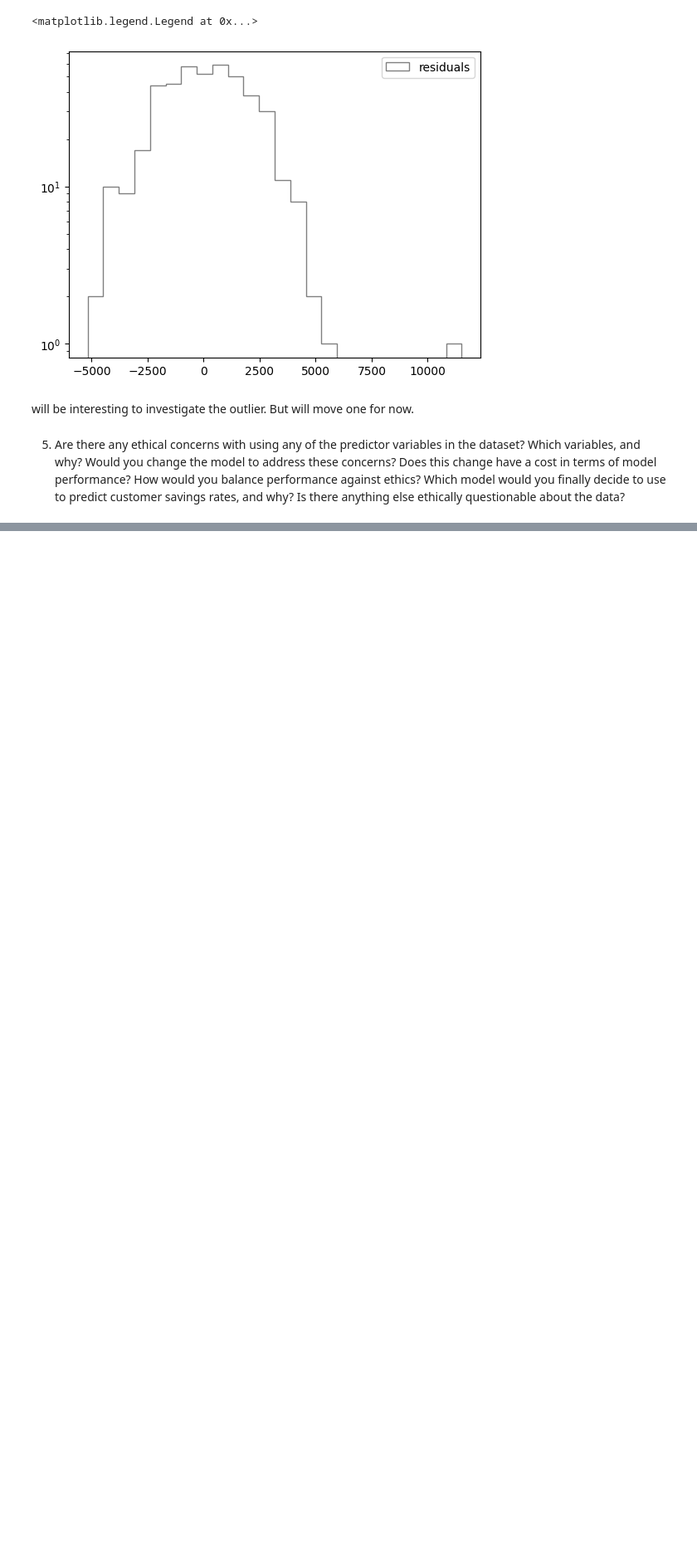
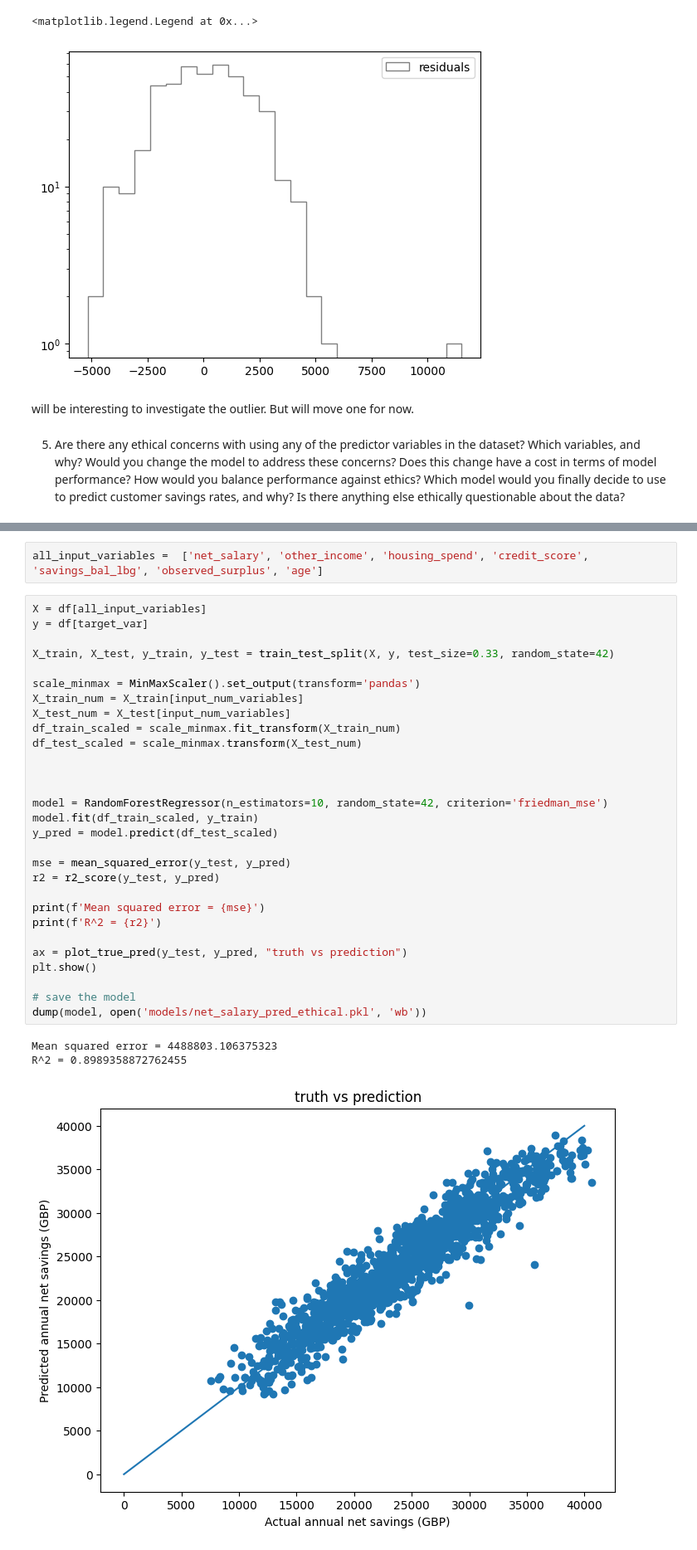
Before and after one commit to hasibahmed/exercise, a Jupyter notebook: technical_exercise/4.5.pred_ethical.ipynb, the cells around one changed output, grey strips where cells are left out. Shown at 83% size. Cells and saved outputs as stored; diff of their text form; blank space fills up the shorter version.

```diff
--- a/technical_exercise/4.5.pred_ethical.ipynb
+++ b/technical_exercise/4.5.pred_ethical.ipynb
@@ -322,0 +327,35 @@ will be interesting to investigate the outlier. But will move one for now.
+# %%
+all_input_variables =  ['net_salary', 'other_income', 'housing_spend', 'credit_score', 'savings_bal_lbg', 'observed_surplus', 'age']
+# %%
+X = df[all_input_variables]
+y = df[target_var]
+
+X_train, X_test, y_train, y_test = train_test_split(X, y, test_size=0.33, random_state=42)
+
+scale_minmax = MinMaxScaler().set_output(transform='pandas')
+X_train_num = X_train[input_num_variables]
+X_test_num = X_test[input_num_variables]
+df_train_scaled = scale_minmax.fit_transform(X_train_num)
+df_test_scaled = scale_minmax.transform(X_test_num)
+
+
+
+model = RandomForestRegressor(n_estimators=10, random_state=42, criterion='friedman_mse')
+model.fit(df_train_scaled, y_train)
+y_pred = model.predict(df_test_scaled)
+
+mse = mean_squared_error(y_test, y_pred)
+r2 = r2_score(y_test, y_pred)
+
+print(f'Mean squared error = {mse}')
+print(f'R^2 = {r2}')
+
+ax = plot_true_pred(y_test, y_pred, "truth vs prediction")
+plt.show()
+
+# save the model
+dump(model, open('models/net_salary_pred_ethical.pkl', 'wb'))
+# %% [output]
+Mean squared error = 4488803.106375323
+R^2 = 0.8989358872762455
+[figure, added]
```
Also changed, not shown: parts of 3 cells of this notebook, 3 other files.
